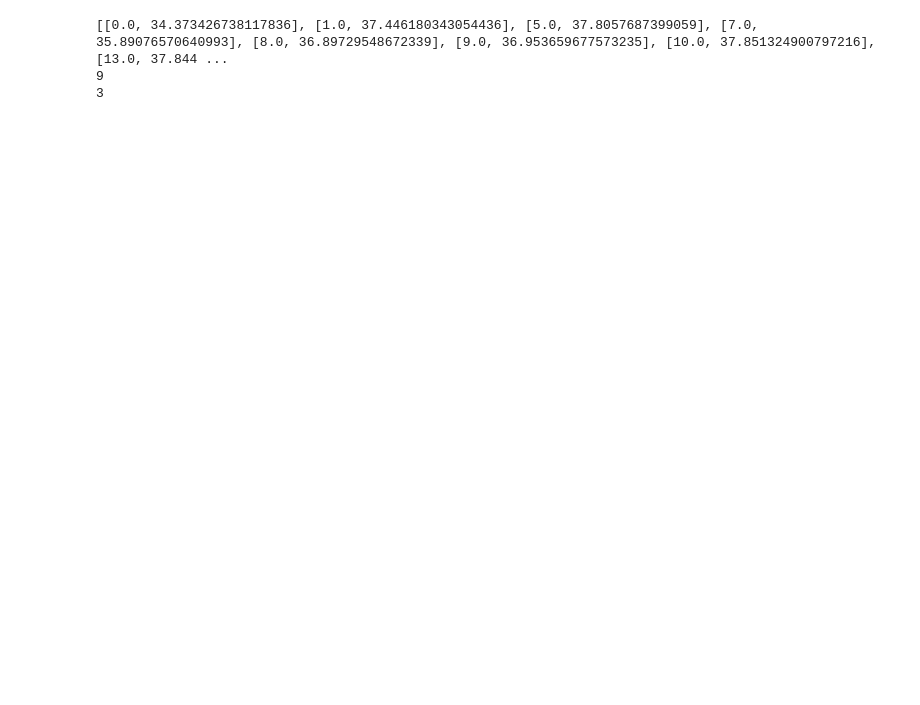
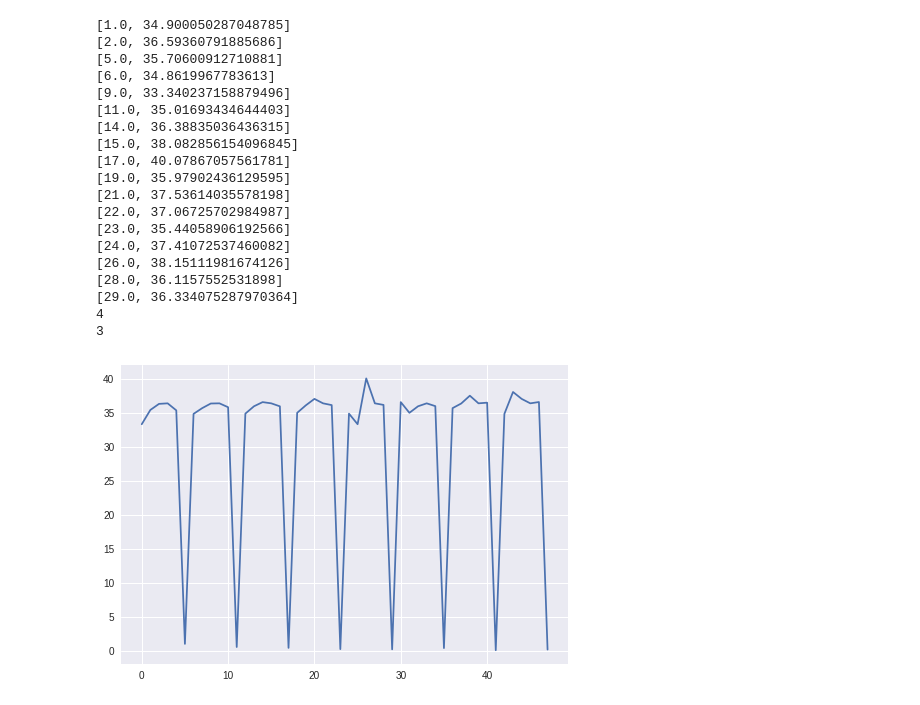
Before and after one commit to a-afonso/03MAIR-Algoritmos-de-optimizacion, a Jupyter notebook: Utilidades/Seminario_Problema_1.ipynb, the cells around one changed output. Cells and saved outputs as stored; diff of their text form; code cells hidden in the pictures; blank space fills up the shorter version.

```diff
--- a/Utilidades/Seminario_Problema_1.ipynb
+++ b/Utilidades/Seminario_Problema_1.ipynb
@@ -5,11 +5,12 @@ import numpy as np
 import pandas as pd
 import random
 import math
+import matplotlib.pyplot as plt
 
 # Inicialización de variables globales
-nAnimals = 60
-nTreats = 3
-nGroups = 3
+nAnimals = 30
+nTreats = 2
+nGroups = 2
 
 # Creación de un dataset de muestra
 MUESTRA = pd.DataFrame()
@@ -45,37 +46,74 @@ def group_animals(L, nTreats, nGroups, nAnimalsGroup):
 
   # Calcula el número de animales de la lista
   nAnimalsSex = nTotalGroups * nAnimalsGroup
 
   # Ordenamos la muestra por peso
-  #LSORTED = sorted(L, key=lambda x : x[1])
-  LSORTED = L
-  print(LSORTED)
+  LUNSORTED = L
+  LSORTED = sorted(L, key=lambda x : x[1])
+  for x in L: print(x)
 
   print(nTotalGroups)
   print(nAnimalsGroup)
 
   for i in range(nTotalGroups):
     G = []
     for j in range(i, nAnimalsSex, nTotalGroups):
       G.append(LSORTED[j][1])
     G.append(p_medio)
-    G.append(np.mean(G))
-    G.append(abs(p_medio - np.mean(G)))
+    m = np.mean(G)
+    G.append(m)
+    G.append(abs(p_medio - m))
 
     RES.append(G)
+
+  for i in range(nTotalGroups):
+    G = []
+    for j in range(i, nAnimalsSex, nTotalGroups):
+      G.append(LUNSORTED[j][1])
+    G.append(p_medio)
+    m = np.mean(G)
+    G.append(m)
+    G.append(abs(p_medio - m))
+
+    RES.append(G)
+
+  X = []
+  for x1 in RES:
+    for x2 in x1:
+      X.append(x2)
+
+  plt.plot(X, label='linear')
+  plt.show()
 
   return RES
 
 group_animals(MALE, nTreats, nGroups, nAnimalsGroup)
 
 
 # Creamos una lista que contendrá los individuos de cada grupo
 
 
 
 
 #
 # %% [output]
-[[0.0, 34.373426738117836], [1.0, 37.446180343054436], [5.0, 37.8057687399059], [7.0, 35.89076570640993], [8.0, 36.89729548672339], [9.0, 36.953659677573235], [10.0, 37.851324900797216], [13.0, 37.844 ...
-9
+[1.0, 34.900050287048785]
+[2.0, 36.59360791885686]
+[5.0, 35.70600912710881]
+[6.0, 34.8619967783613]
+[9.0, 33.340237158879496]
+[11.0, 35.01693434644403]
+[14.0, 36.38835036436315]
+[15.0, 38.082856154096845]
+[17.0, 40.07867057561781]
+[19.0, 35.97902436129595]
+[21.0, 37.53614035578198]
+[22.0, 37.06725702984987]
+[23.0, 35.44058906192566]
+[24.0, 37.41072537460082]
+[26.0, 38.15111981674126]
+[28.0, 36.1157552531898]
+[29.0, 36.334075287970364]
+4
 3
+[figure, added]
```
Also changed, not shown: parts of 1 cell of this notebook.
